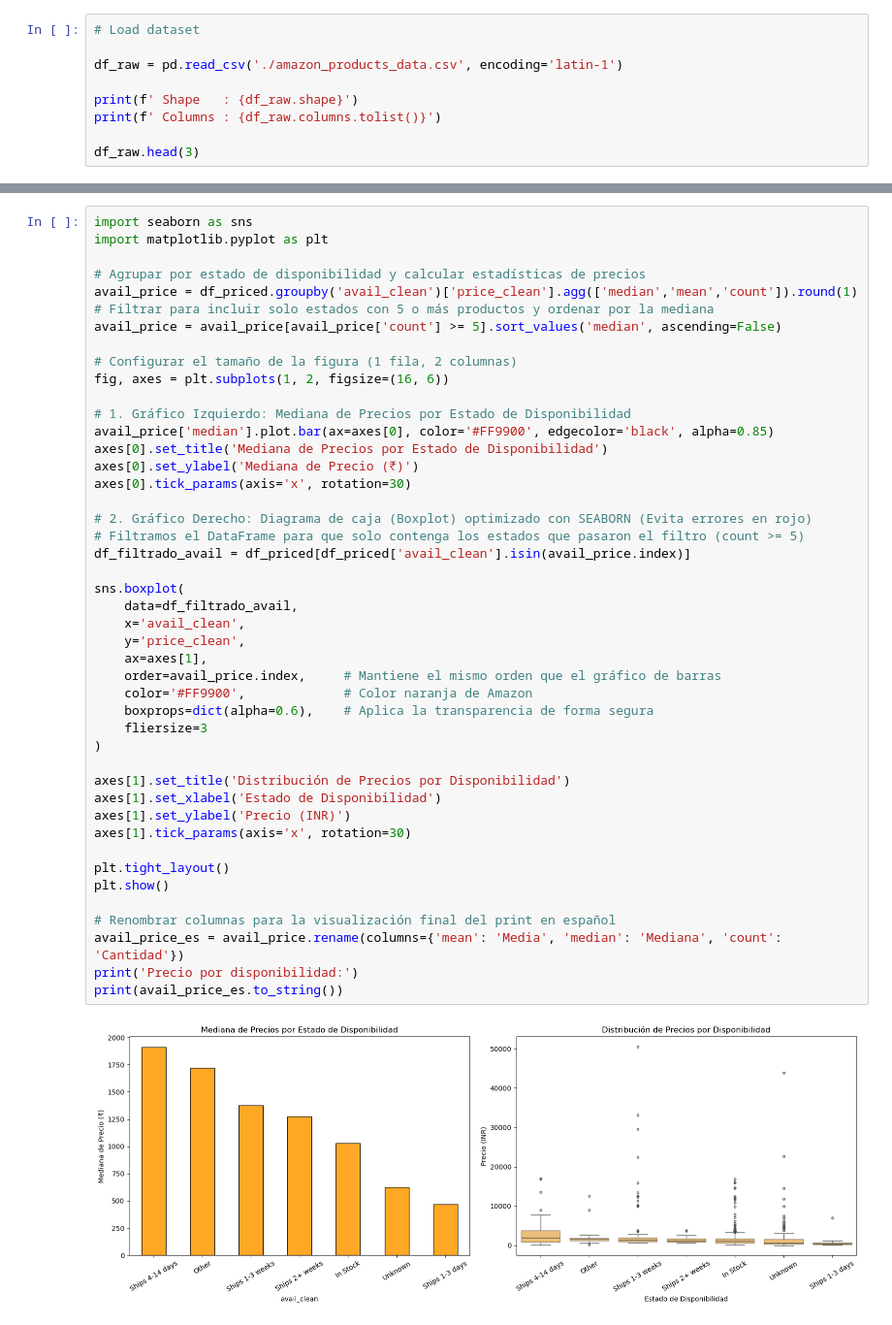
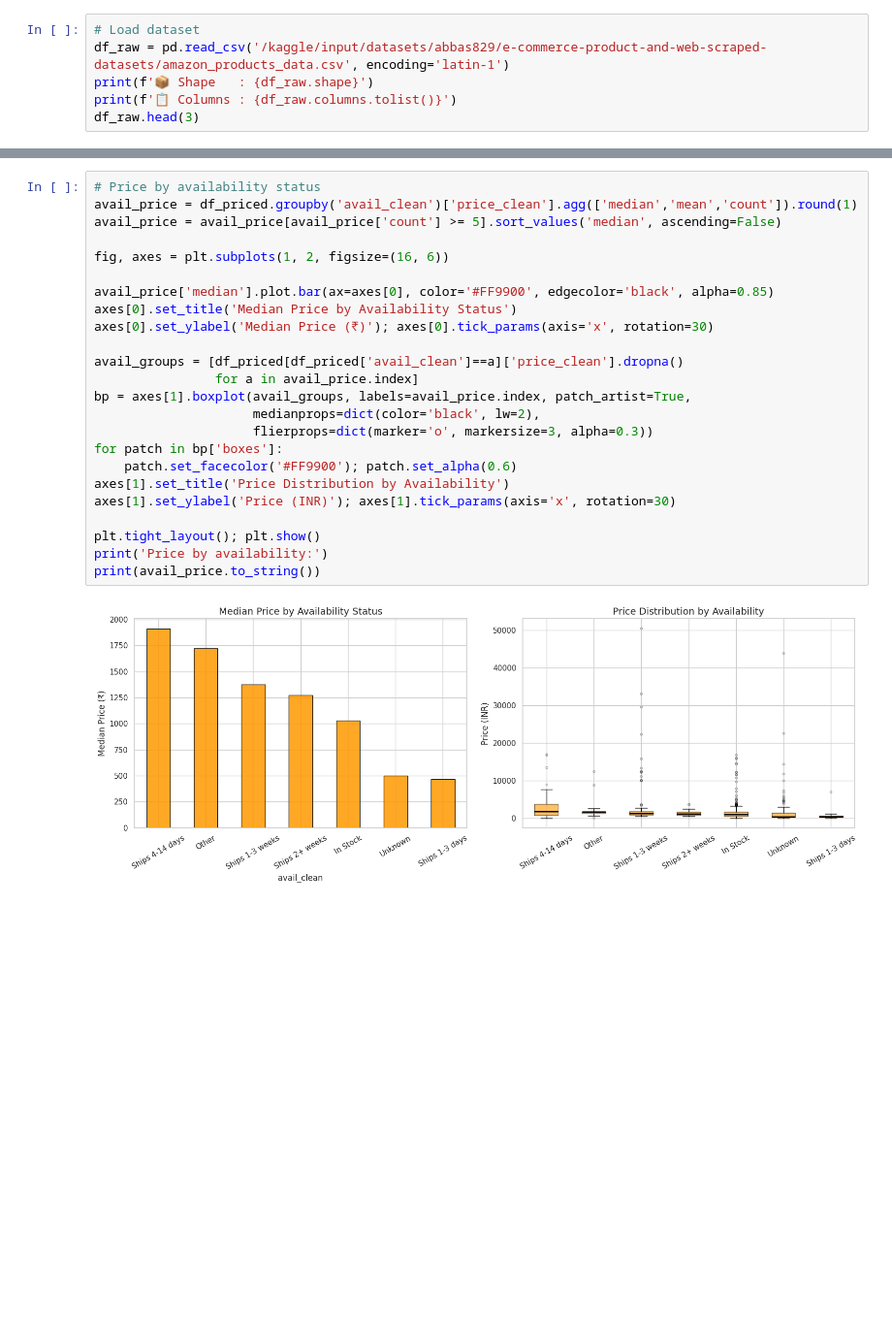
Before and after one commit to Adriana272005/9AIEVND-ADND-Practicas-230671-2, a Jupyter notebook: Practica04/Practica04_230671.ipynb, the cells around one changed output, grey strips where cells are left out. Shown at 97% size. Drawn from its saved outputs; the diff is of its cells as text; blank space fills up the shorter version.

```diff
--- a/Practica04/Practica04_230671.ipynb
+++ b/Practica04/Practica04_230671.ipynb
@@ -64,10 +92,7 @@ print('✅ Todas la librerías cargaron con éxito!')
 # %%
 # Load dataset
-
-df_raw = pd.read_csv('./amazon_products_data.csv', encoding='latin-1')
-
-print(f' Shape   : {df_raw.shape}')
-print(f' Columns : {df_raw.columns.tolist()}')
-
+df_raw = pd.read_csv('/kaggle/input/datasets/abbas829/e-commerce-product-and-web-scraped-datasets/amazon_products_data.csv', encoding='latin-1')
+print(f'📦 Shape   : {df_raw.shape}')
+print(f'📋 Columns : {df_raw.columns.tolist()}')
 df_raw.head(3)
 # %% [output]
@@ -631,47 +567,26 @@ plt.show()
 # %%
-import seaborn as sns
-import matplotlib.pyplot as plt
-
-# Agrupar por estado de disponibilidad y calcular estadísticas de precios
+# Price by availability status
 avail_price = df_priced.groupby('avail_clean')['price_clean'].agg(['median','mean','count']).round(1)
-# Filtrar para incluir solo estados con 5 o más productos y ordenar por la mediana
 avail_price = avail_price[avail_price['count'] >= 5].sort_values('median', ascending=False)
 
-# Configurar el tamaño de la figura (1 fila, 2 columnas)
 fig, axes = plt.subplots(1, 2, figsize=(16, 6))
 
-# 1. Gráfico Izquierdo: Mediana de Precios por Estado de Disponibilidad
 avail_price['median'].plot.bar(ax=axes[0], color='#FF9900', edgecolor='black', alpha=0.85)
-axes[0].set_title('Mediana de Precios por Estado de Disponibilidad')
-axes[0].set_ylabel('Mediana de Precio (₹)')
-axes[0].tick_params(axis='x', rotation=30)
+axes[0].set_title('Median Price by Availability Status')
+axes[0].set_ylabel('Median Price (₹)'); axes[0].tick_params(axis='x', rotation=30)
 
-# 2. Gráfico Derecho: Diagrama de caja (Boxplot) optimizado con SEABORN (Evita errores en rojo)
-# Filtramos el DataFrame para que solo contenga los estados que pasaron el filtro (count >= 5)
-df_filtrado_avail = df_priced[df_priced['avail_clean'].isin(avail_price.index)]
+avail_groups = [df_priced[df_priced['avail_clean']==a]['price_clean'].dropna()
+                for a in avail_price.index]
+bp = axes[1].boxplot(avail_groups, labels=avail_price.index, patch_artist=True,
+                     medianprops=dict(color='black', lw=2),
+                     flierprops=dict(marker='o', markersize=3, alpha=0.3))
+for patch in bp['boxes']:
+    patch.set_facecolor('#FF9900'); patch.set_alpha(0.6)
+axes[1].set_title('Price Distribution by Availability')
+axes[1].set_ylabel('Price (INR)'); axes[1].tick_params(axis='x', rotation=30)
 
-sns.boxplot(
-    data=df_filtrado_avail,
-    x='avail_clean',
-    y='price_clean',
-    ax=axes[1],
-    order=avail_price.index,     # Mantiene el mismo orden que el gráfico de barras
-    color='#FF9900',             # Color naranja de Amazon
-    boxprops=dict(alpha=0.6),    # Aplica la transparencia de forma segura
-    fliersize=3
-)
-
-axes[1].set_title('Distribución de Precios por Disponibilidad')
-axes[1].set_xlabel('Estado de Disponibilidad')
-axes[1].set_ylabel('Precio (INR)')
-axes[1].tick_params(axis='x', rotation=30)
-
-plt.tight_layout()
-plt.show()
-
-# Renombrar columnas para la visualización final del print en español
-avail_price_es = avail_price.rename(columns={'mean': 'Media', 'median': 'Mediana', 'count': 'Cantidad'})
-print('Precio por disponibilidad:')
-print(avail_price_es.to_string())
+plt.tight_layout(); plt.show()
+print('Price by availability:')
+print(avail_price.to_string())
 # %% [output]
-[figure, old version]
+[figure, new version]
```
Also changed, not shown: parts of 56 cells of this notebook.
